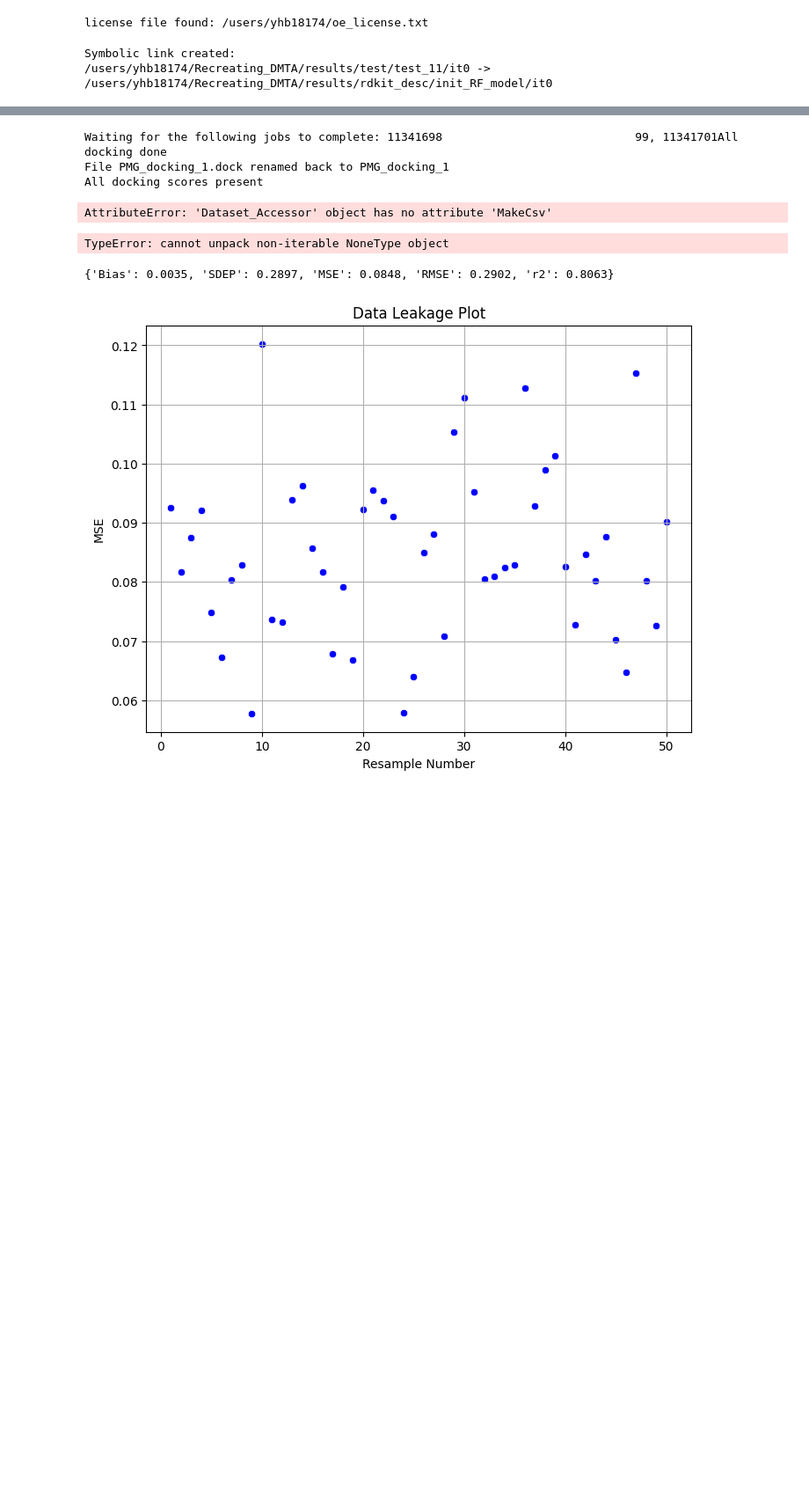
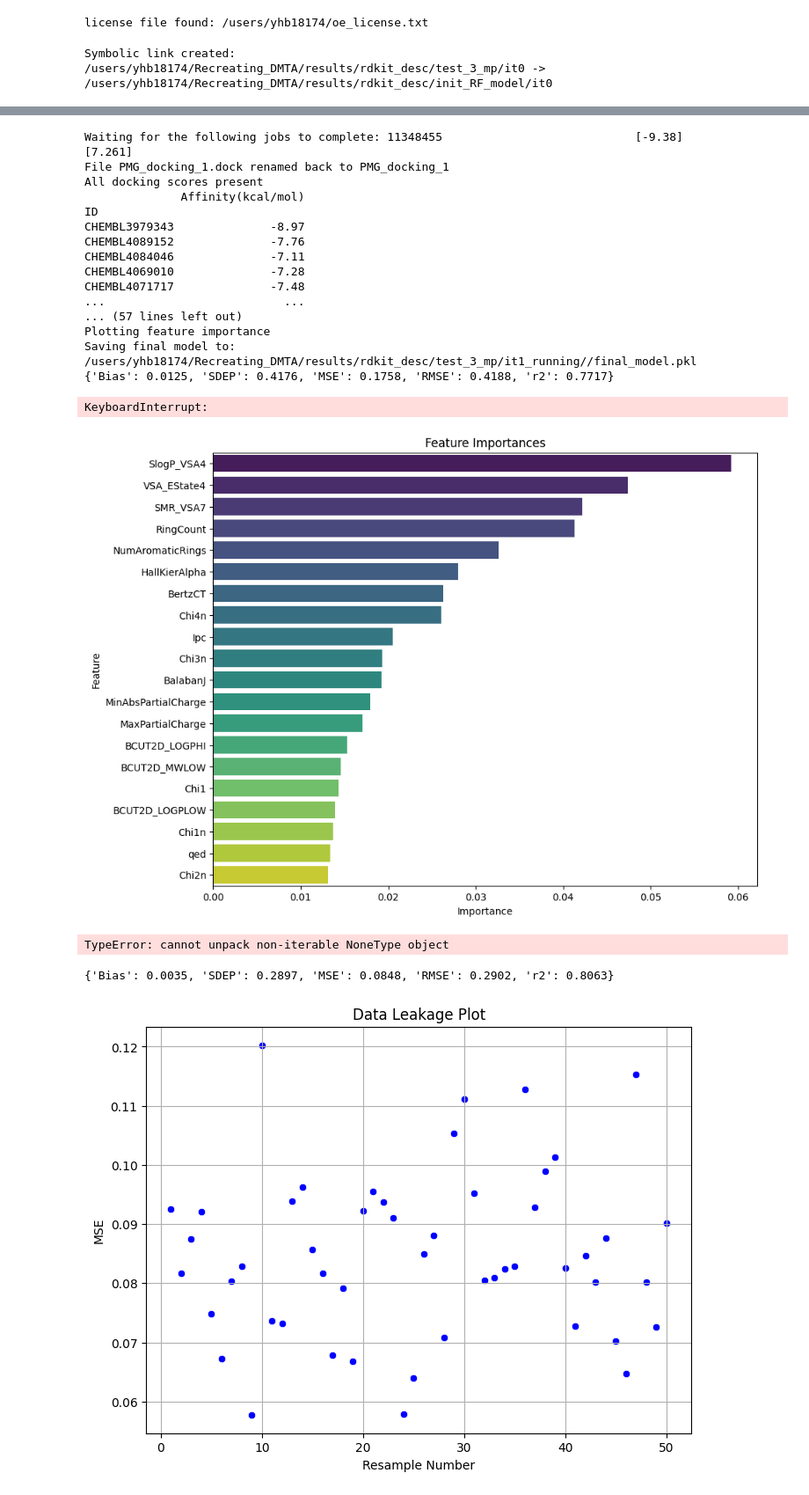
Before and after one commit to yhb18174/Recreating_DMTA, a Jupyter notebook: scripts/run/run_testing.ipynb, the cells around one changed output, grey strips where cells are left out. Shown: that part at 88% size. Cells and saved outputs as stored; diff of their text form; code cells hidden in the pictures; blank space fills up the shorter version.

```diff
--- a/scripts/run/run_testing.ipynb
+++ b/scripts/run/run_testing.ipynb
@@ -7,22 +7,22 @@ import pandas as pd
 # %% [output]
 license file found: /users/yhb18174/oe_license.txt
 # %%
-full_data_fpath = "/users/yhb18174/Recreating_DMTA/datasets/test_data/"
+full_data_fpath = "/users/yhb18174/Recreating_DMTA/datasets/PyMolGen/desc/rdkit/full_data/"
 full_data_fprefix = "PMG_rdkit_*.csv"
-desc_fpath= "/users/yhb18174/Recreating_DMTA/datasets/test_data/"
+desc_fpath= "/users/yhb18174/Recreating_DMTA/datasets/PyMolGen/desc/rdkit/"
 desc_fprefix = "PMG_rdkit_desc_*.csv"
 start_iter = 1
-total_iters = 1
-n_cmpds = 5
-
-docking_dir = "/users/yhb18174/Recreating_DMTA/datasets/test_data/"
-results_dir =  "/users/yhb18174/Recreating_DMTA/results/test/"
+total_iters = 2
+n_cmpds = 1
+docking_dir = "/users/yhb18174/Recreating_DMTA/docking/PyMolGen/"
+docking_file_dir = "/users/yhb18174/Recreating_DMTA/datasets/PyMolGen/docking/"
+results_dir =  "/users/yhb18174/Recreating_DMTA/results/rdkit_desc/"
 init_model_dir = '/users/yhb18174/Recreating_DMTA/results/rdkit_desc/init_RF_model/it0/'
-run_name = 'test_11'
+run_name = 'test_3_mp'
 chosen_mol_file = results_dir + run_name +'/chosen_mol.csv'
-selection_method = 'r'
+selection_method = 'mp'
 id_prefix='PMG-',
-docking_column="CNN_affinity"
+docking_column="Affinity(kcal/mol)"
 docking_score_files = 'PMG_docking_*.csv'
 # %%
 run = RecDMTA(full_data_fpath=full_data_fpath,
@@ -33,18 +33,21 @@ run = RecDMTA(full_data_fpath=full_data_fpath,
               total_iters=total_iters,
               n_cmpds=n_cmpds,
               docking_dir=docking_dir,
+              docking_file_dir=docking_file_dir,
               results_dir=results_dir,
               init_model_dir=init_model_dir,
               chosen_mol_file=chosen_mol_file,
               selection_method=selection_method,
               docking_score_files=docking_score_files,
               run_name=run_name,
+              docking_column=docking_column,
               max_confs=1)
 # %% [output]
 Symbolic link created:
-/users/yhb18174/Recreating_DMTA/results/test/test_11/it0 -> /users/yhb18174/Recreating_DMTA/results/rdkit_desc/init_RF_model/it0
+/users/yhb18174/Recreating_DMTA/results/rdkit_desc/test_3_mp/it0 -> /users/yhb18174/Recreating_DMTA/results/rdkit_desc/init_RF_model/it0
 # %%
-r = run.RunIterations()
+r = run.RunIterations(held_out_test_feats = '/users/yhb18174/Recreating_DMTA/datasets/held_out_data/PMG_held_out_desc.csv',
+                      held_out_test_targs = '/users/yhb18174/Recreating_DMTA/datasets/held_out_data/PMG_held_out_docked.csv')
 # %% [output]
 Running with 40 CPUs
 
@@ -76,7 +73,22 @@ To run on the GPU with dense mode set the force field to mmff94smod_NoEstat.
-Waiting for the following jobs to complete: 11341698                            99, 11341701All docking done
+Waiting for the following jobs to complete: 11348455                            [-9.38]
+[7.261]
 File PMG_docking_1.dock renamed back to PMG_docking_1
 All docking scores present
+              Affinity(kcal/mol)
+ID
+CHEMBL3979343              -8.97
+CHEMBL4089152              -7.76
+CHEMBL4084046              -7.11
+CHEMBL4069010              -7.28
+CHEMBL4071717              -7.48
+...                          ...
+... (57 lines left out)
+Plotting feature importance
+Saving final model to:
+/users/yhb18174/Recreating_DMTA/results/rdkit_desc/test_3_mp/it1_running//final_model.pkl
+{'Bias': 0.0125, 'SDEP': 0.4176, 'MSE': 0.1758, 'RMSE': 0.4188, 'r2': 0.7717}
-AttributeError: 'Dataset_Accessor' object has no attribute 'MakeCsv'
+KeyboardInterrupt:
+[figure, added]
 # %%
 hp = run.hyper_params
 feats = run.updated_feats
```
Also changed, not shown: parts of 4 cells of this notebook, 22 other files.
